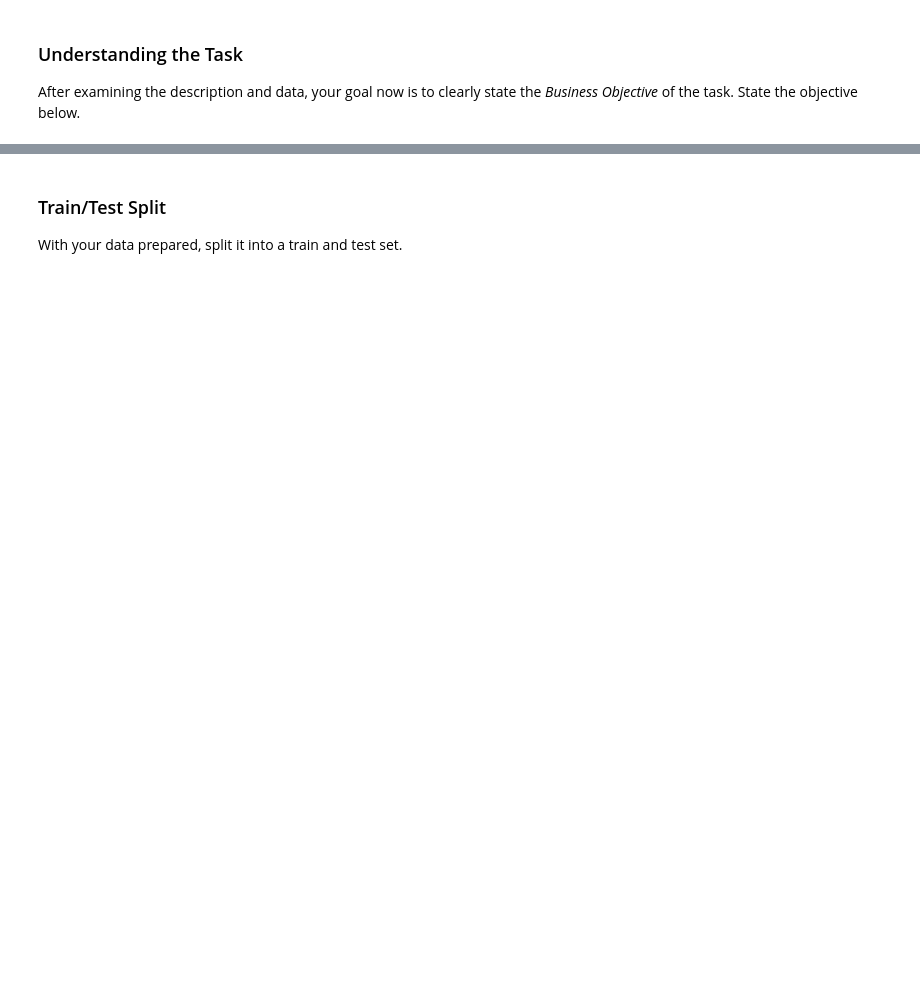
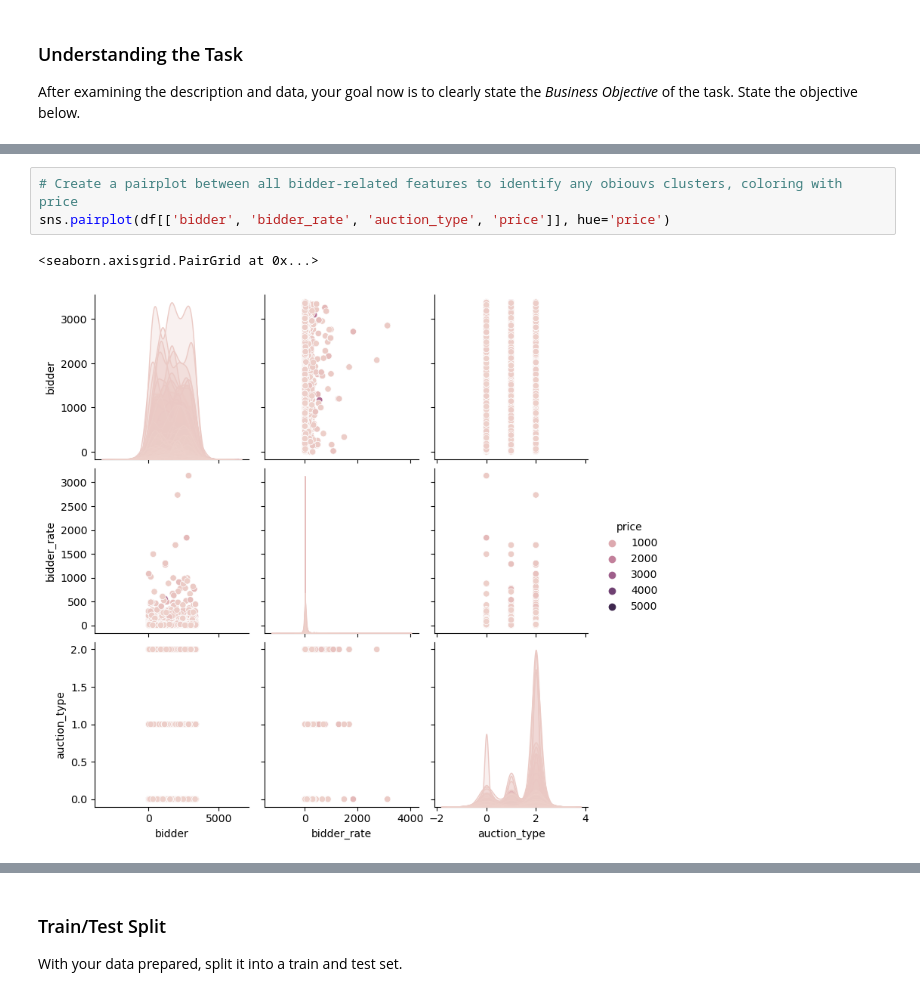
Before and after one commit to maximilien/auction-ai, a Jupyter notebook: auction-ai.ipynb, the cells around one changed output, grey strips where cells are left out. Cells and saved outputs as stored; diff of their text form; blank space fills up the shorter version.

```diff
--- a/auction-ai.ipynb
+++ b/auction-ai.ipynb
@@ -217,0 +245,6 @@ Now that you understand your business objective, we will build a basic model to
+# %%
+# Create a pairplot between all bidder-related features to identify any obiouvs clusters, coloring with price
+sns.pairplot(df[['bidder', 'bidder_rate', 'auction_type', 'price']], hue='price')
+# %% [output]
+<seaborn.axisgrid.PairGrid at 0x...>
+[figure, added]
```
Also changed, not shown: parts of 28 cells of this notebook.
